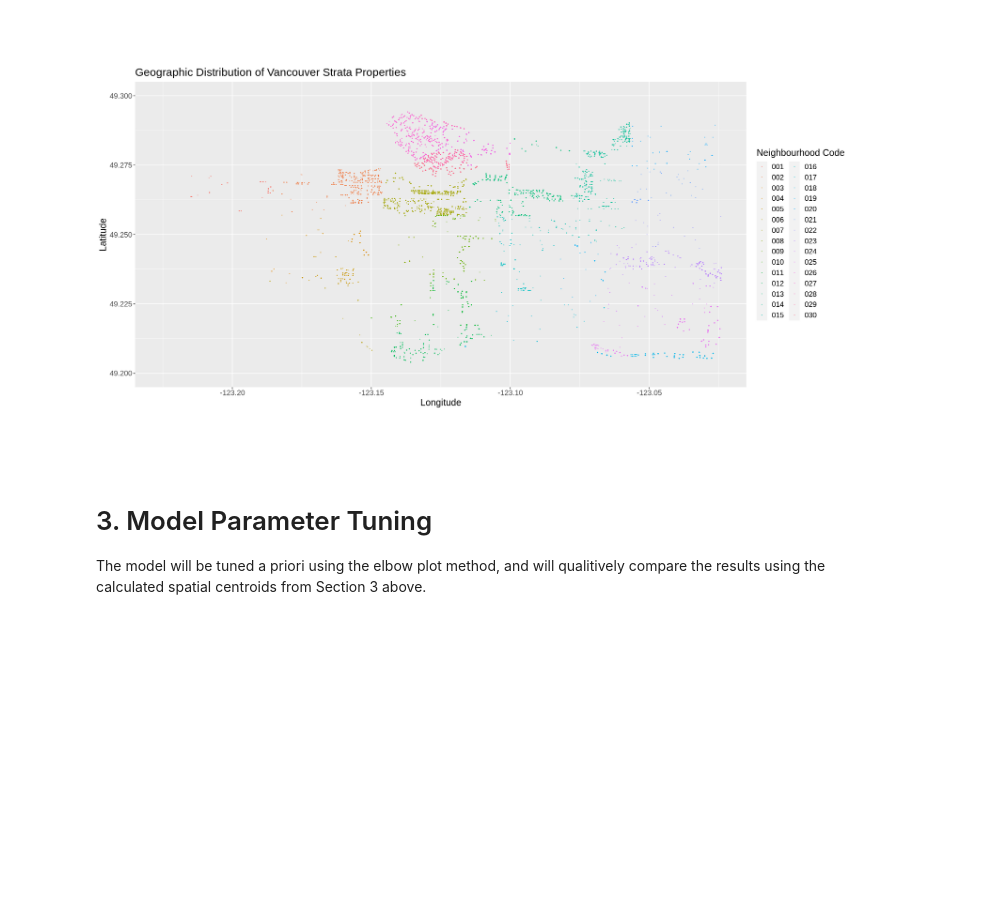
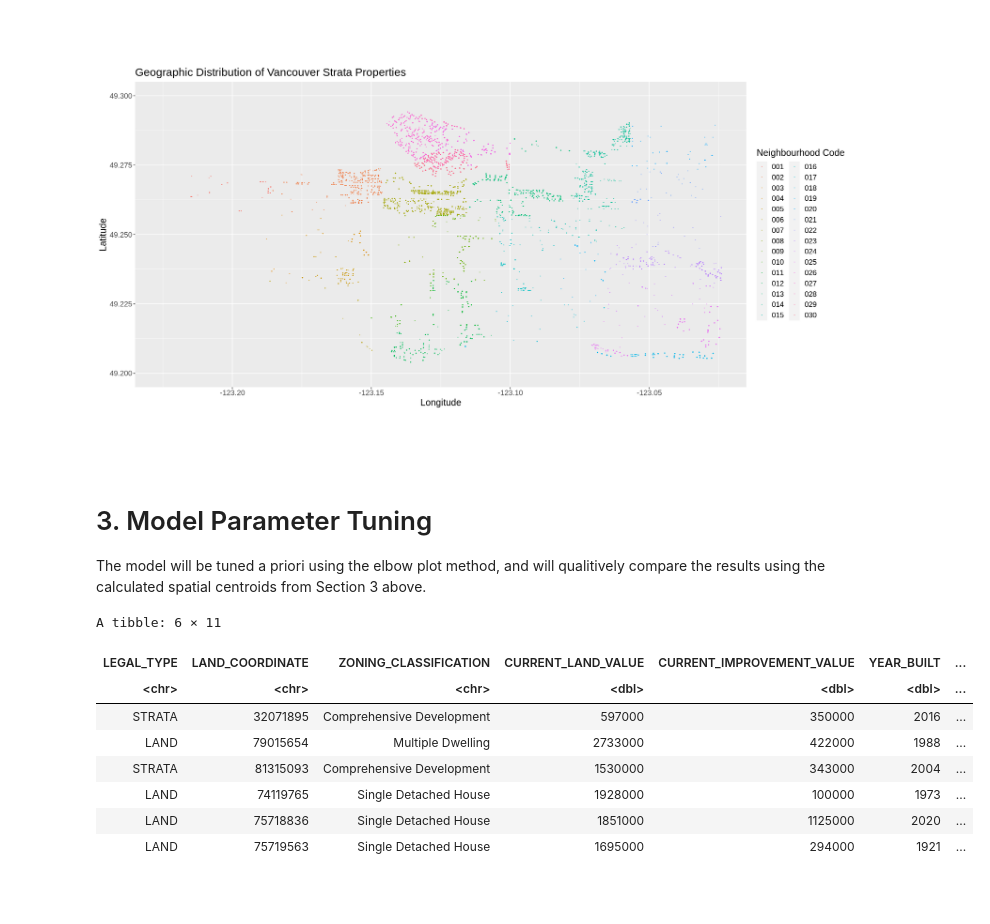
Before and after one commit to halarii/dsci100-2023s1-group-44, a Jupyter notebook: clustering-analysis.ipynb, the cells around one changed output. Cells and saved outputs as stored; diff of their text form; code cells hidden in the pictures; blank space fills up the shorter version.

Commit message:
skeleton of kmeans

```diff
--- a/clustering-analysis.ipynb
+++ b/clustering-analysis.ipynb
@@ -150,6 +150,37 @@ strata_only_plot
 # %% [markdown]
 <h1> 3. Model Parameter Tuning </h1>
 The model will be tuned a priori using the elbow plot method, and will qualitively compare the results using the calculated spatial centroids from Section 3 above.
+# %%
+head(property_housing_only)
+
+
+
+# scaled_reviews <- property_housing_only |>
+#     mutate(across(everything(), scale))
+
+# elbow_stats <- tibble(k = 1:10) |>
+#     rowwise() |>
+#     mutate(reviews_cluster = list(kmeans(scaled_reviews, nstart = 100, k))) |>
+#     mutate(glanced = list(glance(reviews_cluster))) |>
+#     select(-reviews_cluster) |>
+#     unnest(glanced)
+
+# tourism_elbow_plot <- elbow_stats |>
+#     ggplot(aes(x = k, y = tot.withinss)) +
+#     geom_point() +
+#     geom_line() +
+#     labs(x = "K", y = "WSSD", title = "Tourism Elbow Plot")
+# tourism_elbow_plot
+# %% [output]
+A tibble: 6 × 11
+| LEGAL_TYPE | LAND_COORDINATE | ZONING_CLASSIFICATION | CURRENT_LAND_VALUE | CURRENT_IMPROVEMENT_VALUE | YEAR_BUILT | ... |
+| <chr> | <chr> | <chr> | <dbl> | <dbl> | <dbl> | ... |
+| STRATA | 32071895 | Comprehensive Development | 597000 | 350000 | 2016 | ... |
+| LAND | 79015654 | Multiple Dwelling | 2733000 | 422000 | 1988 | ... |
+| STRATA | 81315093 | Comprehensive Development | 1530000 | 343000 | 2004 | ... |
+| LAND | 74119765 | Single Detached House | 1928000 | 100000 | 1973 | ... |
+| LAND | 75718836 | Single Detached House | 1851000 | 1125000 | 2020 | ... |
+| LAND | 75719563 | Single Detached House | 1695000 | 294000 | 1921 | ... |
 # %% [markdown]
 <h2> </h2>
 # %% [markdown]
```
